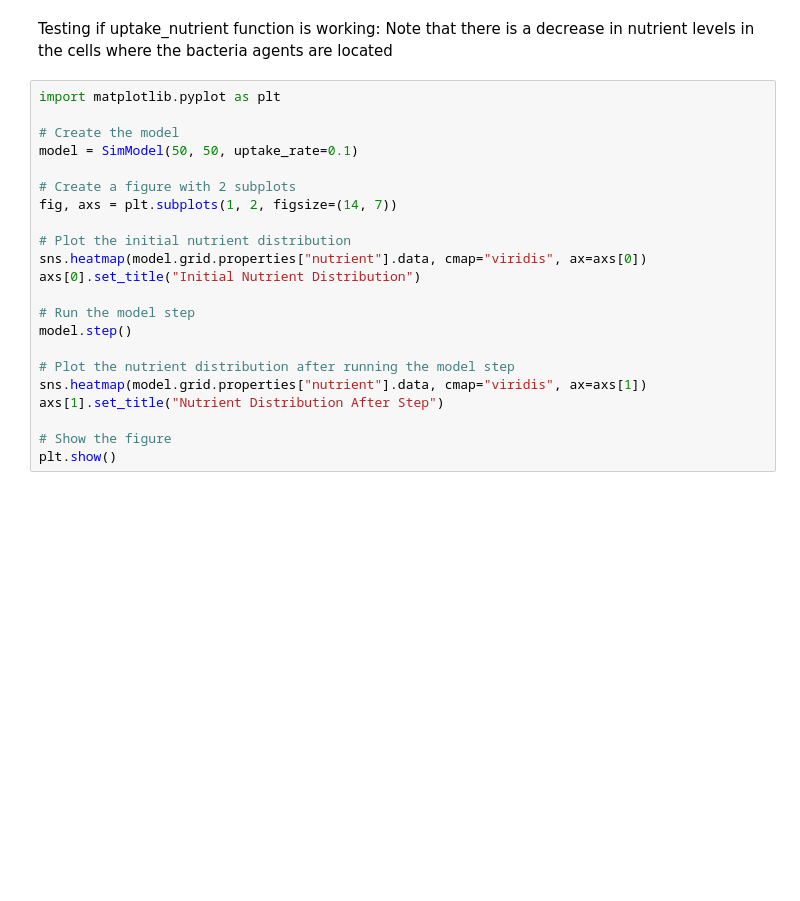
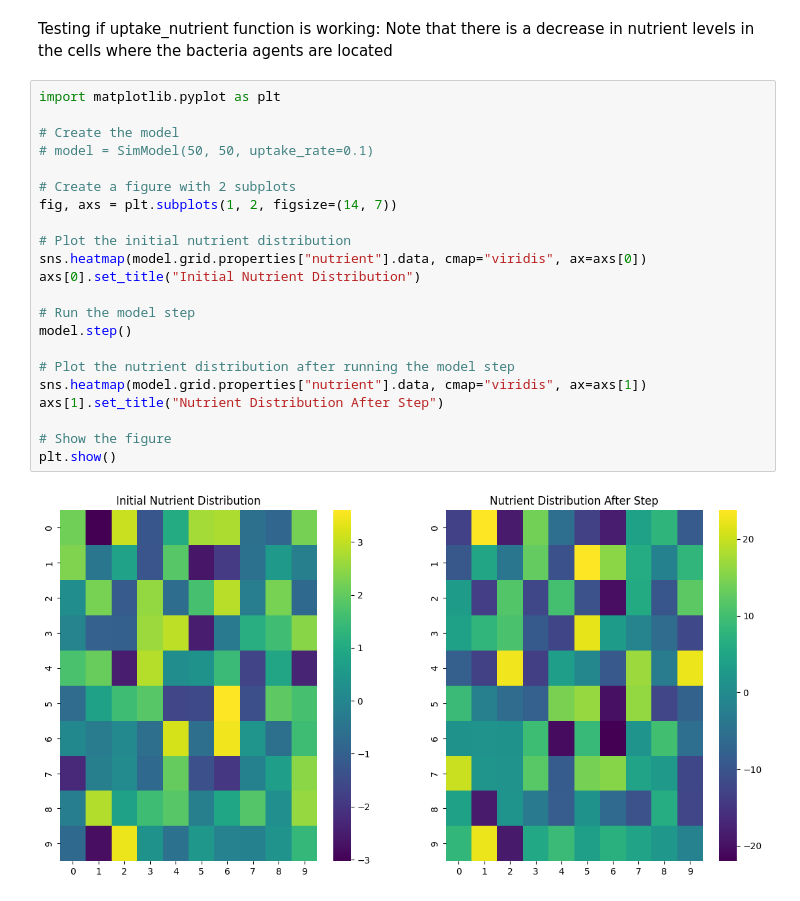
Before and after one commit to tvlpirb/gcb-antibiotics-sim, a Jupyter notebook: simulation_model/simulation.ipynb, the cells around one changed output. Saved outputs shown, nothing was run; the diff lists cells and outputs as text; blank space fills up the shorter version.

```diff
--- a/simulation_model/simulation.ipynb
+++ b/simulation_model/simulation.ipynb
@@ -133,22 +211,24 @@ Testing if uptake_nutrient function is working: Note that there is a decrease in
 # %%
 import matplotlib.pyplot as plt
 
 # Create the model
-model = SimModel(50, 50, uptake_rate=0.1)
+# model = SimModel(50, 50, uptake_rate=0.1)
 
 # Create a figure with 2 subplots
 fig, axs = plt.subplots(1, 2, figsize=(14, 7))
 
 # Plot the initial nutrient distribution
 sns.heatmap(model.grid.properties["nutrient"].data, cmap="viridis", ax=axs[0])
 axs[0].set_title("Initial Nutrient Distribution")
 
 # Run the model step
 model.step()
 
 # Plot the nutrient distribution after running the model step
 sns.heatmap(model.grid.properties["nutrient"].data, cmap="viridis", ax=axs[1])
 axs[1].set_title("Nutrient Distribution After Step")
 
 # Show the figure
 plt.show()
+# %% [output]
+[figure, added]
```
Also changed, not shown: parts of 6 cells of this notebook, 1 other file.
